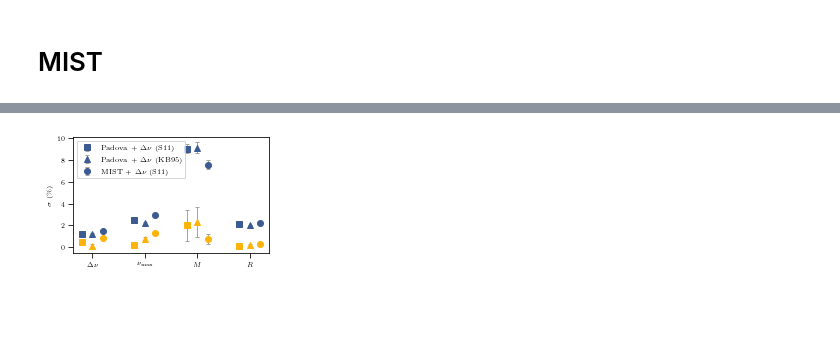
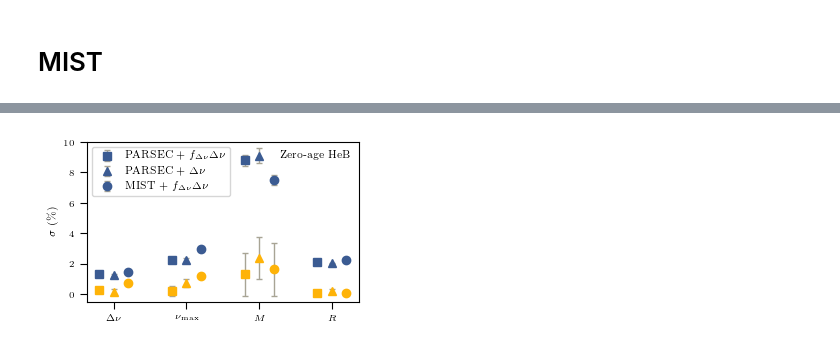
Before and after one commit to parallelpro/nike, a Jupyter notebook: paper_sharpness/(4-1) heb.ipynb, the cells around one changed output, grey strips where cells are left out. Saved outputs shown, nothing was run; the diff lists cells and outputs as text; code cells hidden in the pictures; blank space fills up the shorter version.

```diff
--- a/paper_sharpness/(4-1) heb.ipynb
+++ b/paper_sharpness/(4-1) heb.ipynb
@@ -191,22 +191,24 @@ $0.30\%\pm0.17\%$ ($R$).
 # %%
 fig = plt.figure(figsize=mnras_size())
 axes = fig.subplots(nrows=1, ncols=1, squeeze=False).reshape(-1)
 ind = np.arange(4)
 axes[0].errorbar(ind-0.2, ulim*100, yerr=eulim*100, color=blue, marker="s",
-                 label="Padova + $\\Delta\\nu$ (S11)", **errstyle)
+                 label="PARSEC + $f_{\\Delta\\nu}\\Delta\\nu$", **errstyle)
 axes[0].errorbar(ind-0.2, llim*100, yerr=ellim*100, color=orange, marker="s", **errstyle)
 axes[0].errorbar(ind+0.0, ulim1*100, yerr=eulim1*100, color=blue, marker="^",
-                 label="Padova + $\\Delta\\nu$ (KB95)", **errstyle)
+                 label="PARSEC + $\\Delta\\nu$", **errstyle)
 axes[0].errorbar(ind+0.0, llim1*100, yerr=ellim1*100, color=orange, marker="^", **errstyle)
 axes[0].errorbar(ind+0.2, ulim2*100, yerr=eulim2*100, color=blue, marker="o",
-                 label="MIST + $\\Delta\\nu$ (S11)", **errstyle)
+                 label="MIST + $f_{\\Delta\\nu}\\Delta\\nu$", **errstyle)
 axes[0].errorbar(ind+0.2, llim2*100, yerr=ellim2*100, color=orange, marker="o", **errstyle)
 
 axes[0].set_xticks(ind)
 axes[0].set_xticklabels(names)
 axes[0].set_ylabel("$\\sigma$ (\%)")
 axes[0].legend()
+axes[0].set_ylim(-0.5, 10.)
+axes[0].text(0.97,0.95, 'Zero-age HeB', va='top', ha='right', transform=axes[0].transAxes)
 plt.tight_layout()
-plt.savefig(overleaf_path+'limits.pdf')
+plt.savefig(overleaf_path+'limits_heb.pdf')
 # %% [output]
-[figure, old version]
+[figure, new version]
```
Also changed, not shown: parts of 3 cells of this notebook, 11 other files.
